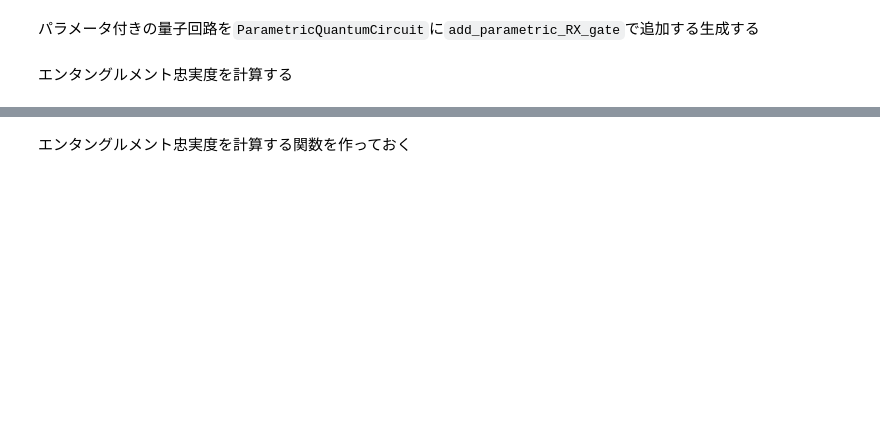
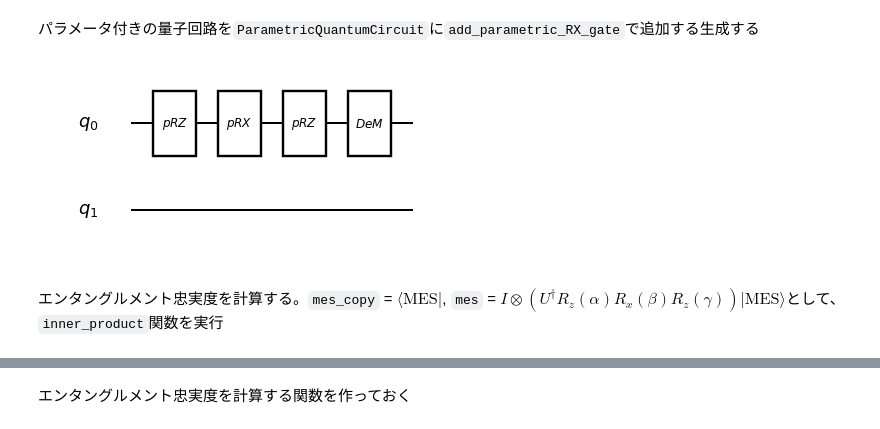
Before and after one commit to Qulacs-Osaka/quantum_software_handson, a Jupyter notebook: doc/source/notebooks/03_VariationalGateDecomposition.ipynb, the cells around one changed output, grey strips where cells are left out. Drawn from its saved outputs; the diff is of its cells as text; code cells hidden in the pictures; blank space fills up the shorter version.

```diff
--- a/doc/source/notebooks/03_VariationalGateDecomposition.ipynb
+++ b/doc/source/notebooks/03_VariationalGateDecomposition.ipynb
@@ -94,18 +96,23 @@ print(target_unitary)
 # %%
 nqubits = 2 # 2qubitの空間考えているので2qubit分確保しておく
 
 #パラメータ付きの量子回路クラス
 ansatz = ParametricQuantumCircuit(nqubits)
 
 #パラメータを回路構成後に変更できる演算
 ansatz.add_parametric_RZ_gate(0,0.0)
 ansatz.add_parametric_RX_gate(0,0.0)
 ansatz.add_parametric_RZ_gate(0,0.0)
 
 #通常の量子演算
 ansatz.add_gate(target_unitary)
+
+#量子回路の可視化
+circuit_drawer(ansatz, "mpl")
+# %% [output]
+[figure, added]
-# %% [markdown]
-エンタングルメント忠実度を計算する
+# %% [markdown]
+エンタングルメント忠実度を計算する。`mes_copy` = $\langle \text{MES}|$, `mes` = $I \otimes (U^{\dagger} R_z(\alpha) R_x(\beta) R_z(\gamma))|\text{MES}\rangle$として、`inner_product`関数を実行
 # %%
 mes = maximally_entangled_state(1)
 mes_copy = mes.copy()
```
Also changed, not shown: parts of 14 cells of this notebook.
